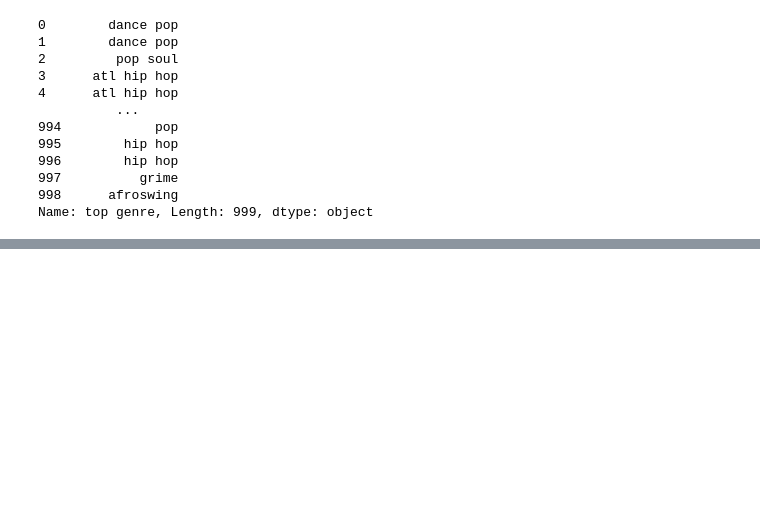
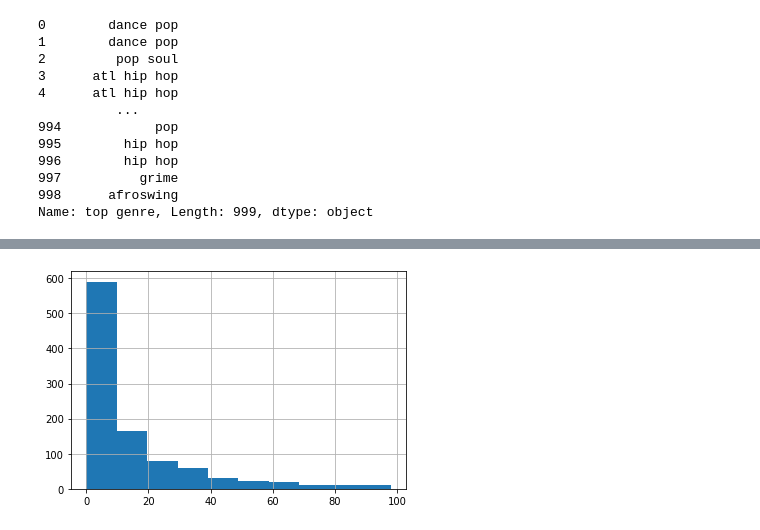
Before and after one commit to esparraguito/TemasEspeciales, a Jupyter notebook: ProyectoFinal.ipynb, the cells around one changed output, grey strips where cells are left out. Drawn from its saved outputs; the diff is of its cells as text; code cells hidden in the pictures; blank space fills up the shorter version.

```diff
--- a/ProyectoFinal.ipynb
+++ b/ProyectoFinal.ipynb
@@ -282,3 +316,8 @@ Name: top genre, Length: 999, dtype: object
 px.scatter(musica, x='year released',y='top year', color=musica['artist'])
 # %% [output]
 [interactive output not drawn]
+# %%
+musica.acous.hist()
+plt.show()
+# %% [output]
+[figure, added]
```
Also changed, not shown: parts of 13 cells of this notebook.
